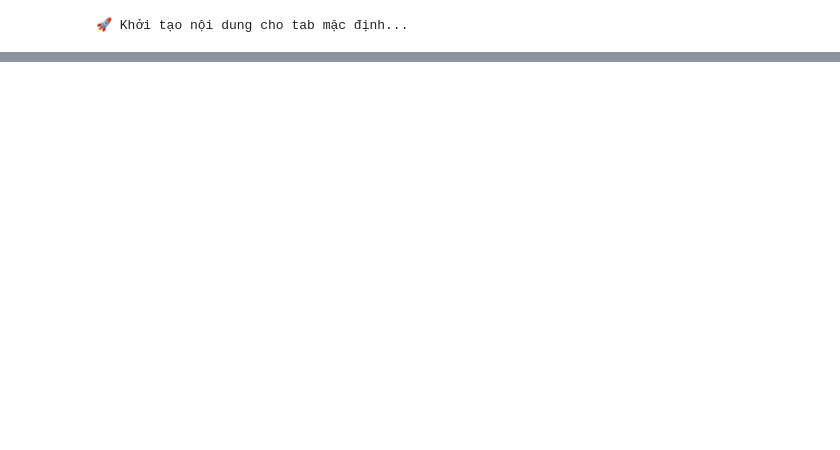
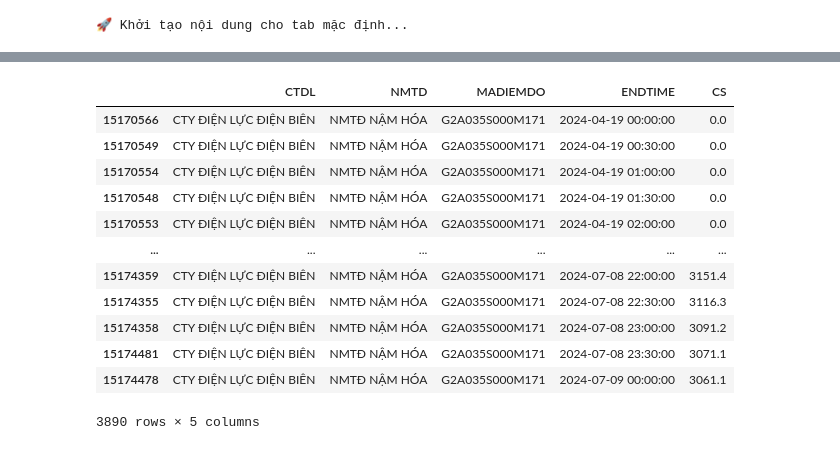
Before and after one commit to khuecoi2001/TDN_project, a Jupyter notebook: notebooks/Plot_csTDN.ipynb, the cells around one changed output, grey strips where cells are left out. Cells and saved outputs as stored; diff of their text form; code cells hidden in the pictures; blank space fills up the shorter version.

```diff
--- a/notebooks/Plot_csTDN.ipynb
+++ b/notebooks/Plot_csTDN.ipynb
@@ -4322,0 +4331,26 @@ else:  # df_sanluong hoặc df_sanluong_indexed rỗng
+# %%
+# Tôi muốn lấy dữ liệu từ NMTĐ Nâm Hóa
+# First, filter for NMTĐ NẬM HÓA
+df_namhoa = df_all[df_all["NMTD"] == "NMTĐ NẬM HÓA"]
+
+# Then filter for the date range (April 19, 2024 to July 9, 2024)
+start_date = '2024-04-19'
+end_date = '2024-07-09'
+df_namhoa = df_namhoa[(df_namhoa["ENDTIME"] >= start_date) & (df_namhoa["ENDTIME"] <= end_date)]
+# sắp xếp lại dữ liệu theo thứ tự thời gian
+df_namhoa = df_namhoa.sort_values(by="ENDTIME")
+df_namhoa
+# %% [output]
+|  | CTDL | NMTD | MADIEMDO | ENDTIME | CS |
+| 15170566 | CTY ĐIỆN LỰC ĐIỆN BIÊN | NMTĐ NẬM HÓA | G2A035S000M171 | 2024-04-19 00:00:00 | 0.0 |
+| 15170549 | CTY ĐIỆN LỰC ĐIỆN BIÊN | NMTĐ NẬM HÓA | G2A035S000M171 | 2024-04-19 00:30:00 | 0.0 |
+| 15170554 | CTY ĐIỆN LỰC ĐIỆN BIÊN | NMTĐ NẬM HÓA | G2A035S000M171 | 2024-04-19 01:00:00 | 0.0 |
+| 15170548 | CTY ĐIỆN LỰC ĐIỆN BIÊN | NMTĐ NẬM HÓA | G2A035S000M171 | 2024-04-19 01:30:00 | 0.0 |
+| 15170553 | CTY ĐIỆN LỰC ĐIỆN BIÊN | NMTĐ NẬM HÓA | G2A035S000M171 | 2024-04-19 02:00:00 | 0.0 |
+| ... | ... | ... | ... | ... | ... |
+| 15174359 | CTY ĐIỆN LỰC ĐIỆN BIÊN | NMTĐ NẬM HÓA | G2A035S000M171 | 2024-07-08 22:00:00 | 3151.4 |
+| 15174355 | CTY ĐIỆN LỰC ĐIỆN BIÊN | NMTĐ NẬM HÓA | G2A035S000M171 | 2024-07-08 22:30:00 | 3116.3 |
+| 15174358 | CTY ĐIỆN LỰC ĐIỆN BIÊN | NMTĐ NẬM HÓA | G2A035S000M171 | 2024-07-08 23:00:00 | 3091.2 |
+| 15174481 | CTY ĐIỆN LỰC ĐIỆN BIÊN | NMTĐ NẬM HÓA | G2A035S000M171 | 2024-07-08 23:30:00 | 3071.1 |
+| 15174478 | CTY ĐIỆN LỰC ĐIỆN BIÊN | NMTĐ NẬM HÓA | G2A035S000M171 | 2024-07-09 00:00:00 | 3061.1 |
+3890 rows × 5 columns
```
Also changed, not shown: parts of 5 cells of this notebook, 3 other files.
